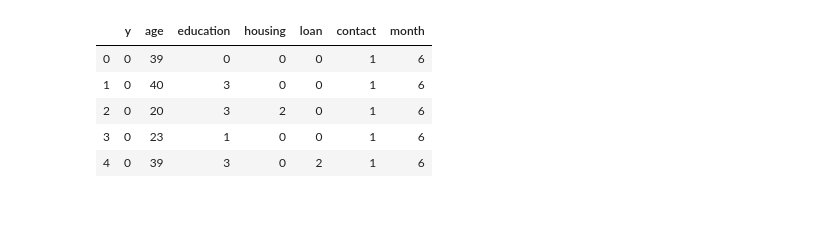
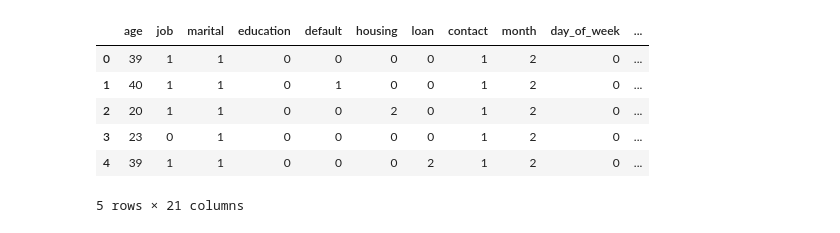
Before and after one commit to sepehrfrgh/ece143_direct_marketing, a Jupyter notebook: feature-collections.ipynb, the cells around one changed output. Cells and saved outputs as stored; diff of their text form; code cells hidden in the pictures.

Commit message:
re-factor pre_processing. No longer subclasses pd.DataFrame
New class has a .df attribute containing the dataframe. Updated
the feature-analysis code to simplify it.

```diff
--- a/feature-collections.ipynb
+++ b/feature-collections.ipynb
@@ -205,12 +0,0 @@ dataset_bin_enc.head()
-# %%
-# Label Encode
-dataset_con_test = dataset_con
-dataset_con_enc = dataset_con_test.apply(LabelEncoder().fit_transform)
-dataset_con_enc.head()
-# %% [output]
-|  | y | age | education | housing | loan | contact | month |
-| 0 | 0 | 39 | 0 | 0 | 0 | 1 | 6 |
-| 1 | 0 | 40 | 3 | 0 | 0 | 1 | 6 |
-| 2 | 0 | 20 | 3 | 2 | 0 | 1 | 6 |
-| 3 | 0 | 23 | 1 | 0 | 0 | 1 | 6 |
-| 4 | 0 | 39 | 3 | 0 | 2 | 1 | 6 |
@@ -217,3 +10,30 @@ dataset_con_enc.head()
+# %%
+import pandas as pd
+from sklearn.preprocessing import LabelEncoder
+from pre_processing import load_data
+import config
+
+data = load_data(config.bank_additional_train_path)
+data.process_all()
+data = data.df
+
+# One Hot Encodes
+one_hot_cols = ['age', 'job', 'marital', 'education', 'housing', 'loan', 'contact', 'month']
+dataset_bin_enc = pd.get_dummies(data, columns=one_hot_cols)
+
+dataset_bin_enc.head()
+
+# Label Encode
+dataset_con_enc = data.apply(LabelEncoder().fit_transform)
+dataset_con_enc.head()
+# %% [output]
+|  | age | job | marital | education | default | housing | loan | contact | month | day_of_week | ... |
+| 0 | 39 | 1 | 1 | 0 | 0 | 0 | 0 | 1 | 2 | 0 | ... |
+| 1 | 40 | 1 | 1 | 0 | 1 | 0 | 0 | 1 | 2 | 0 | ... |
+| 2 | 20 | 1 | 1 | 0 | 0 | 2 | 0 | 1 | 2 | 0 | ... |
+| 3 | 23 | 0 | 1 | 0 | 0 | 0 | 0 | 1 | 2 | 0 | ... |
+| 4 | 39 | 1 | 1 | 0 | 0 | 0 | 2 | 1 | 2 | 0 | ... |
+5 rows × 21 columns
 # %%
 # create the relation-graph between 2 dataset
 plt.style.use('seaborn-whitegrid')
```
Also changed, not shown: parts of 16 cells of this notebook, 1 other file.
